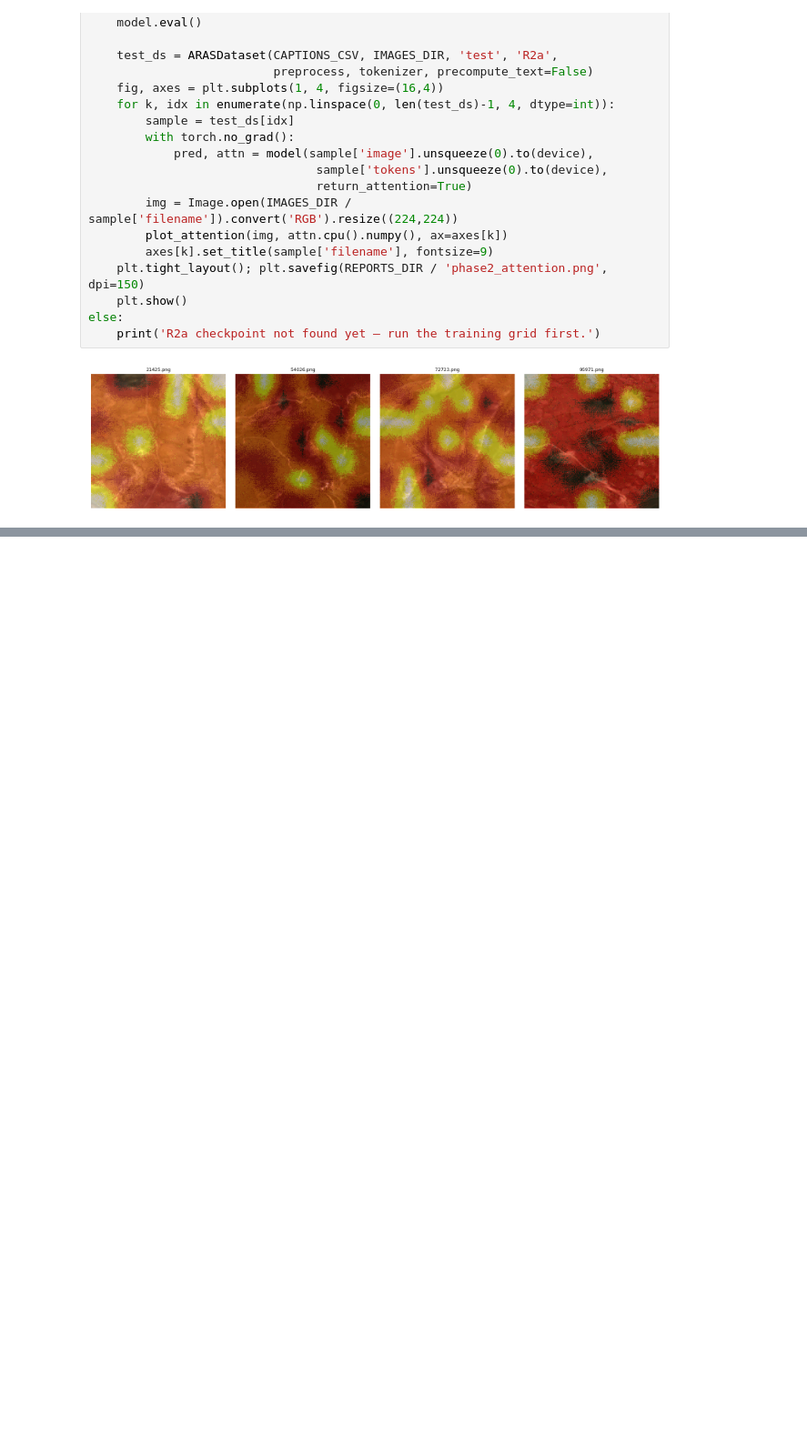
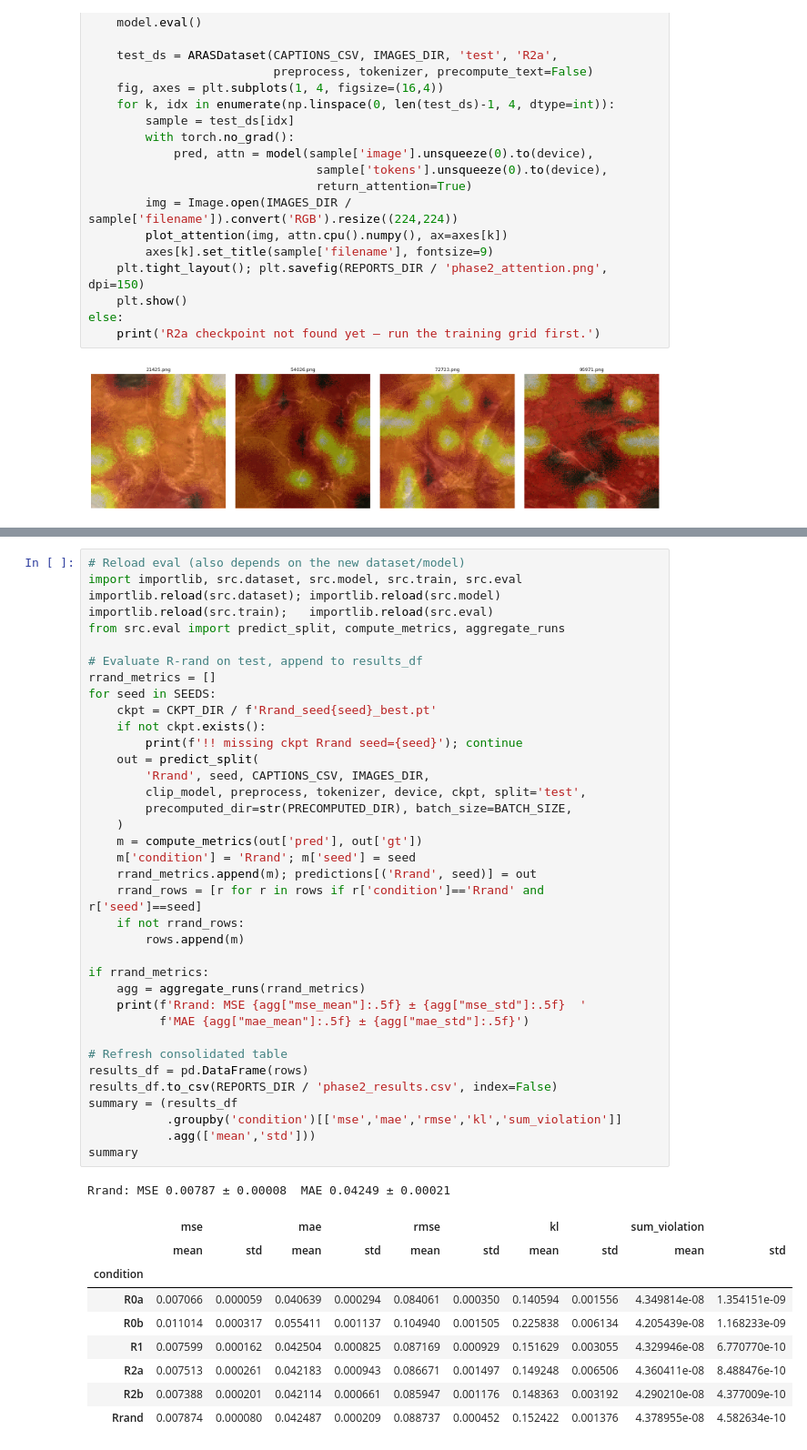
Before and after one commit to OmerFarukMerey/remote-sensing-caption-composition, a Jupyter notebook: notebooks/phase-2/phase2_main.ipynb, the cells around one changed output, grey strips where cells are left out. Shown at 91% size. Drawn from its saved outputs; the diff is of its cells as text; blank space fills up the shorter version.

```diff
--- a/notebooks/phase-2/phase2_main.ipynb
+++ b/notebooks/phase-2/phase2_main.ipynb
@@ -390,0 +584,48 @@ else:
+# %%
+# Reload eval (also depends on the new dataset/model)
+import importlib, src.dataset, src.model, src.train, src.eval
+importlib.reload(src.dataset); importlib.reload(src.model)
+importlib.reload(src.train);   importlib.reload(src.eval)
+from src.eval import predict_split, compute_metrics, aggregate_runs
+
+# Evaluate R-rand on test, append to results_df
+rrand_metrics = []
+for seed in SEEDS:
+    ckpt = CKPT_DIR / f'Rrand_seed{seed}_best.pt'
+    if not ckpt.exists():
+        print(f'!! missing ckpt Rrand seed={seed}'); continue
+    out = predict_split(
+        'Rrand', seed, CAPTIONS_CSV, IMAGES_DIR,
+        clip_model, preprocess, tokenizer, device, ckpt, split='test',
+        precomputed_dir=str(PRECOMPUTED_DIR), batch_size=BATCH_SIZE,
+    )
+    m = compute_metrics(out['pred'], out['gt'])
+    m['condition'] = 'Rrand'; m['seed'] = seed
+    rrand_metrics.append(m); predictions[('Rrand', seed)] = out
+    rrand_rows = [r for r in rows if r['condition']=='Rrand' and r['seed']==seed]
+    if not rrand_rows:
+        rows.append(m)
+
+if rrand_metrics:
+    agg = aggregate_runs(rrand_metrics)
+    print(f'Rrand: MSE {agg["mse_mean"]:.5f} ± {agg["mse_std"]:.5f}  '
+          f'MAE {agg["mae_mean"]:.5f} ± {agg["mae_std"]:.5f}')
+
+# Refresh consolidated table
+results_df = pd.DataFrame(rows)
+results_df.to_csv(REPORTS_DIR / 'phase2_results.csv', index=False)
+summary = (results_df
+           .groupby('condition')[['mse','mae','rmse','kl','sum_violation']]
+           .agg(['mean','std']))
+summary
+# %% [output]
+Rrand: MSE 0.00787 ± 0.00008  MAE 0.04249 ± 0.00021
+|  | mse |  | mae |  | rmse |  | kl |  | sum_violation |  |
+|  | mean | std | mean | std | mean | std | mean | std | mean | std |
+| condition |  |  |  |  |  |  |  |  |  |  |
+| R0a | 0.007066 | 0.000059 | 0.040639 | 0.000294 | 0.084061 | 0.000350 | 0.140594 | 0.001556 | 4.349814e-08 | 1.354151e-09 |
+| R0b | 0.011014 | 0.000317 | 0.055411 | 0.001137 | 0.104940 | 0.001505 | 0.225838 | 0.006134 | 4.205439e-08 | 1.168233e-09 |
+| R1 | 0.007599 | 0.000162 | 0.042504 | 0.000825 | 0.087169 | 0.000929 | 0.151629 | 0.003055 | 4.329946e-08 | 6.770770e-10 |
+| R2a | 0.007513 | 0.000261 | 0.042183 | 0.000943 | 0.086671 | 0.001497 | 0.149248 | 0.006506 | 4.360411e-08 | 8.488476e-10 |
+| R2b | 0.007388 | 0.000201 | 0.042114 | 0.000661 | 0.085947 | 0.001176 | 0.148363 | 0.003192 | 4.290210e-08 | 4.377009e-10 |
+| Rrand | 0.007874 | 0.000080 | 0.042487 | 0.000209 | 0.088737 | 0.000452 | 0.152422 | 0.001376 | 4.378955e-08 | 4.582634e-10 |
```
Also changed, not shown: parts of 14 cells of this notebook, 8 other files.
